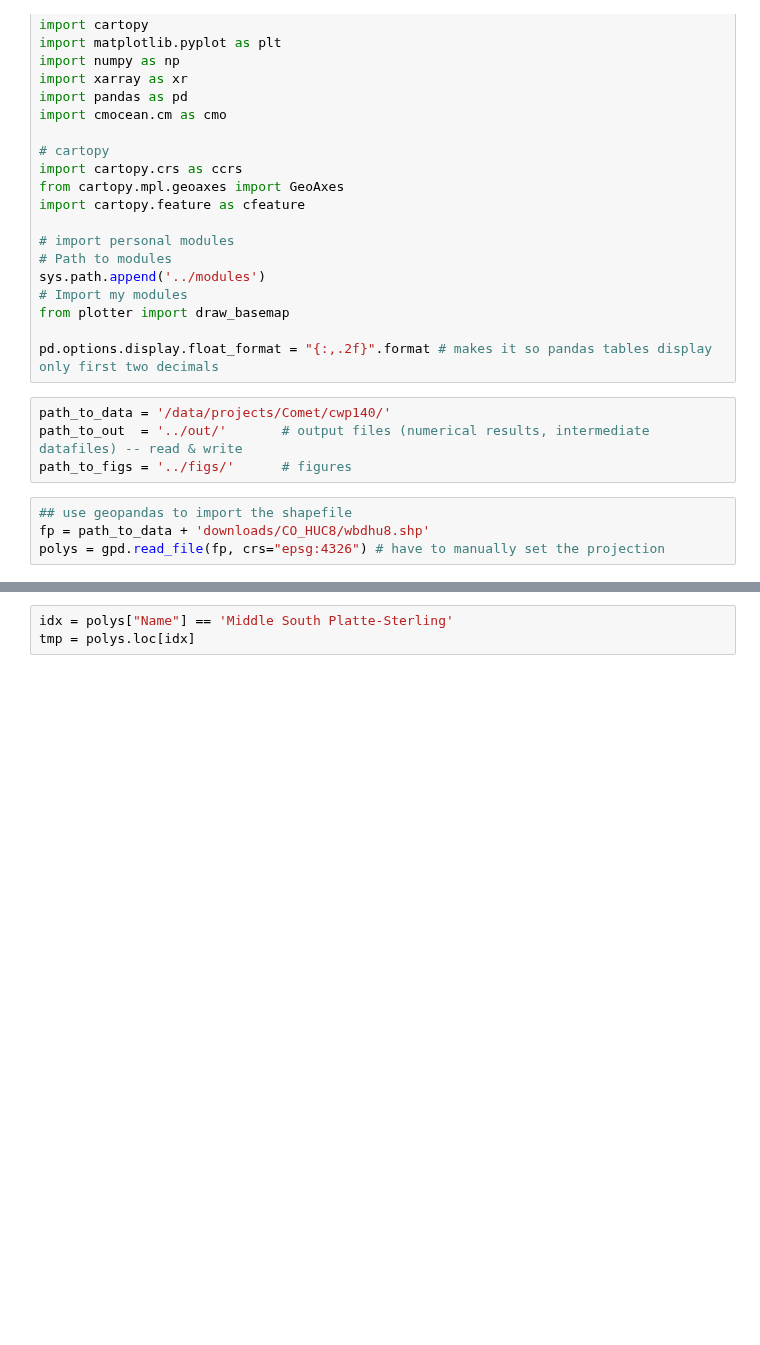
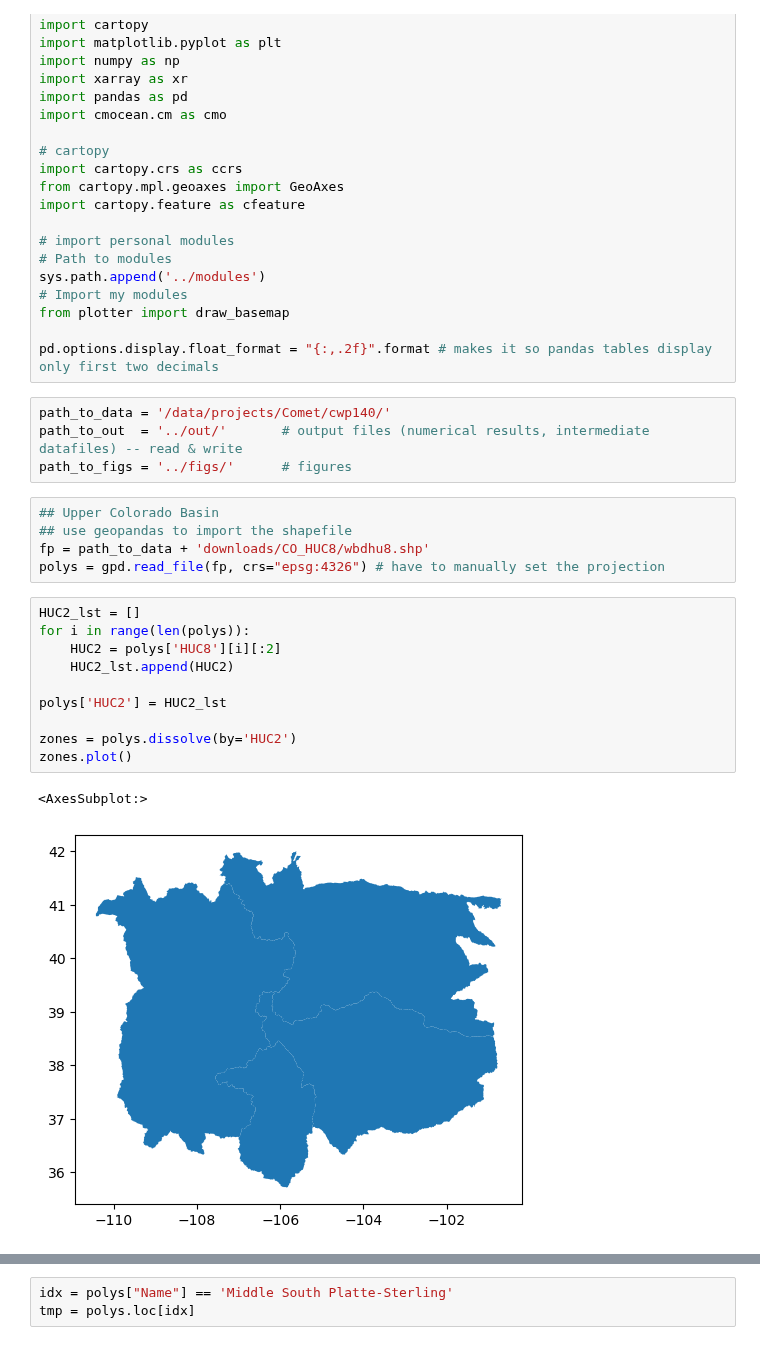
Before and after one commit to CW3E/CO_top-decile_precip_ARs_code, a Jupyter notebook: preprocess/preprocess_PRISM_watershed_data.ipynb, the cells around one changed output, grey strips where cells are left out. Drawn from its saved outputs; the diff is of its cells as text; blank space fills up the shorter version.

```diff
--- a/preprocess/preprocess_PRISM_watershed_data.ipynb
+++ b/preprocess/preprocess_PRISM_watershed_data.ipynb
@@ -39,6 +39,20 @@ path_to_data = '/data/projects/Comet/cwp140/'
 path_to_out  = '../out/'       # output files (numerical results, intermediate datafiles) -- read & write
 path_to_figs = '../figs/'      # figures
 # %%
+## Upper Colorado Basin
 ## use geopandas to import the shapefile
 fp = path_to_data + 'downloads/CO_HUC8/wbdhu8.shp'
 polys = gpd.read_file(fp, crs="epsg:4326") # have to manually set the projection
+# %%
+HUC2_lst = []
+for i in range(len(polys)):
+    HUC2 = polys['HUC8'][i][:2]
+    HUC2_lst.append(HUC2)
+
+polys['HUC2'] = HUC2_lst
+
+zones = polys.dissolve(by='HUC2')
+zones.plot()
+# %% [output]
+<AxesSubplot:>
+[figure, added]
```
Also changed, not shown: parts of 2 cells of this notebook, 1 other file.
